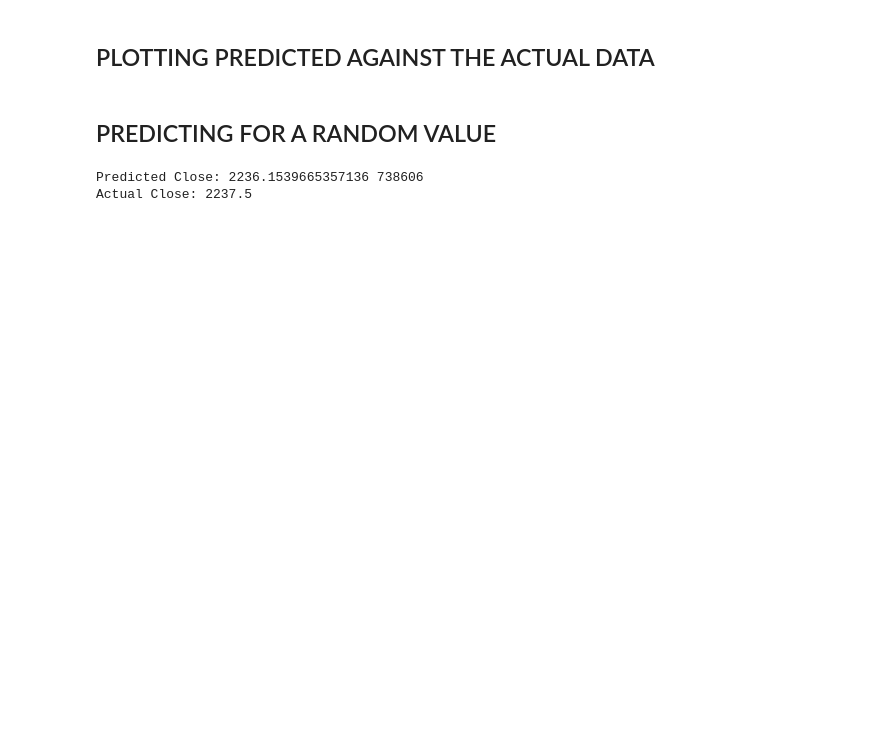
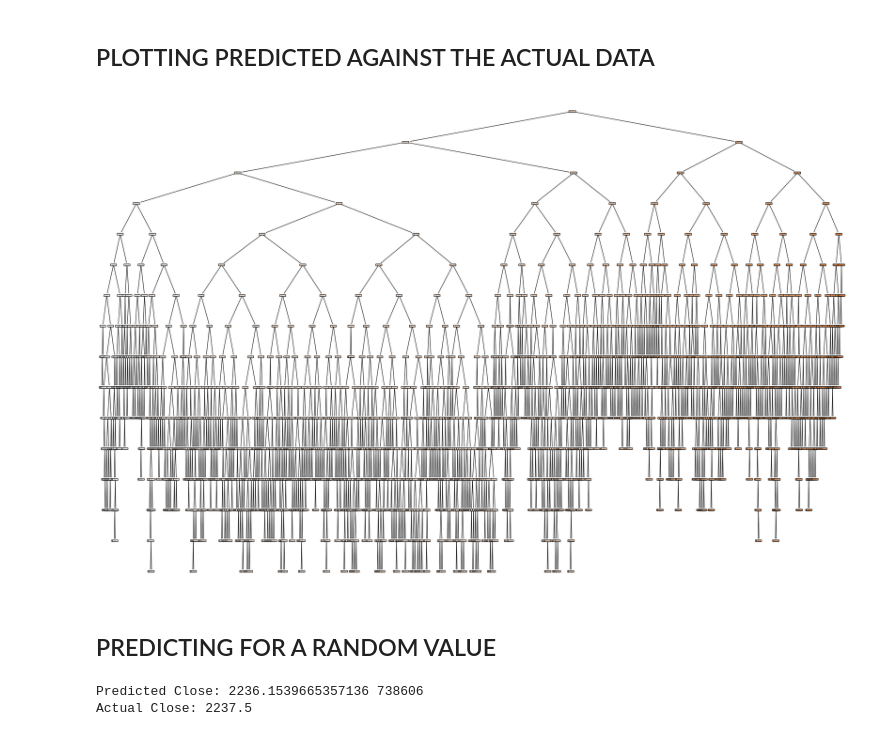
Before and after one commit to DaXemi/Stock-Market-Prediction, a Jupyter notebook: project.ipynb, the cells around one changed output. Saved outputs shown, nothing was run; the diff lists cells and outputs as text; code cells hidden in the pictures; blank space fills up the shorter version.

Commit message:
images

```diff
--- a/project.ipynb
+++ b/project.ipynb
@@ -88,6 +90,16 @@ data['timestamp'] = data['timestamp'].apply(lambda x: datetime.fromordinal(x))
 df = pd.DataFrame({'timestamp': data['timestamp'], 'actual': y, 'predicted': y_pred})
 fig = px.line(df, x='timestamp', y=['actual', 'predicted'], title='Actual vs Predicted Close')
 fig.show()
+# %%
+fig = plt.figure(figsize=(30, 20))
+plot_tree(rf.estimators_[0],
+          feature_names=X.columns,
+          class_names="test",
+          filled=True, impurity=True,
+          rounded=True)
+plt.show()
+# %% [output]
+[figure, added]
 # %% [markdown]
 ## PREDICTING FOR A RANDOM VALUE
 # %%
```
Also changed, not shown: parts of 5 cells of this notebook, 2 other files.
